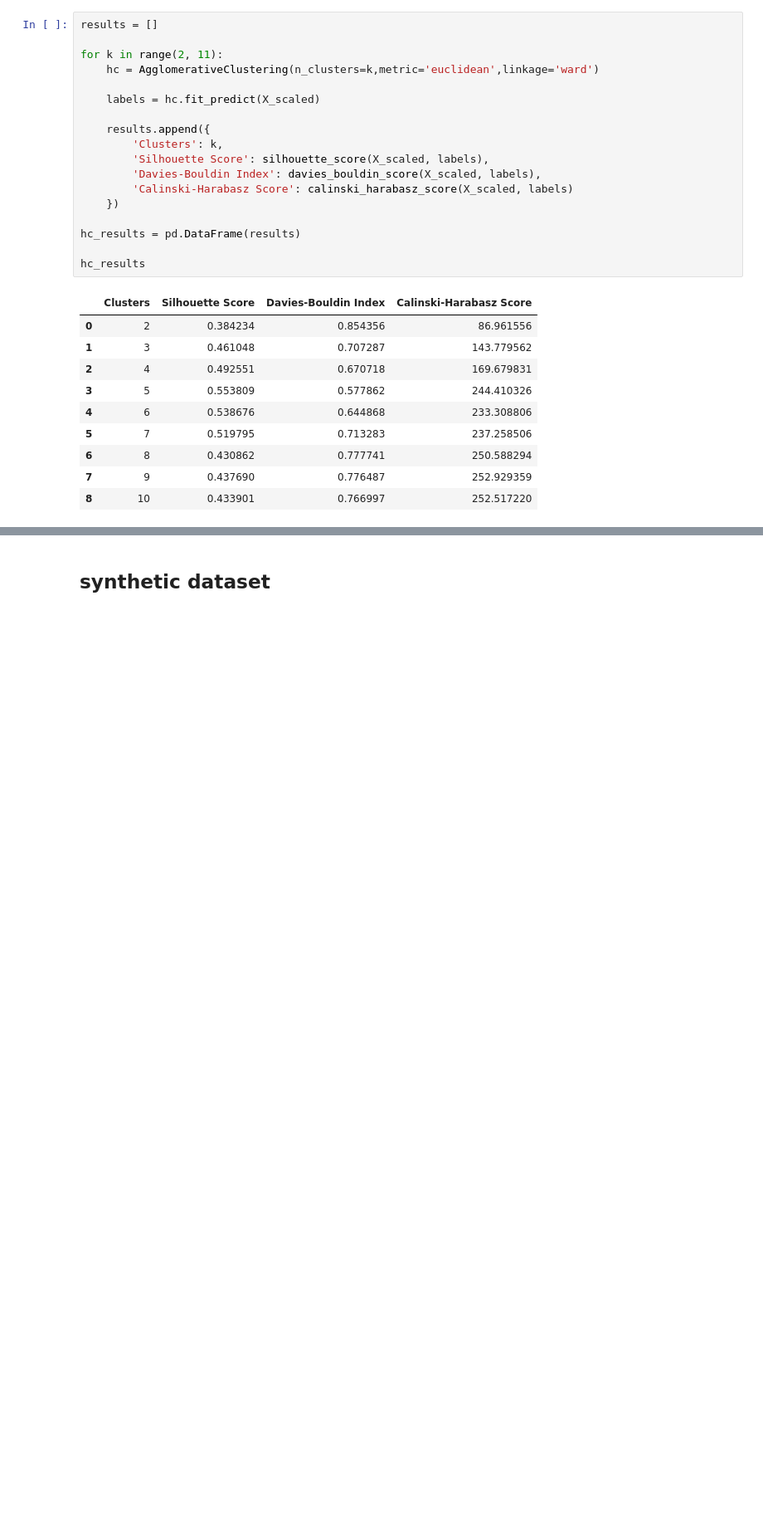
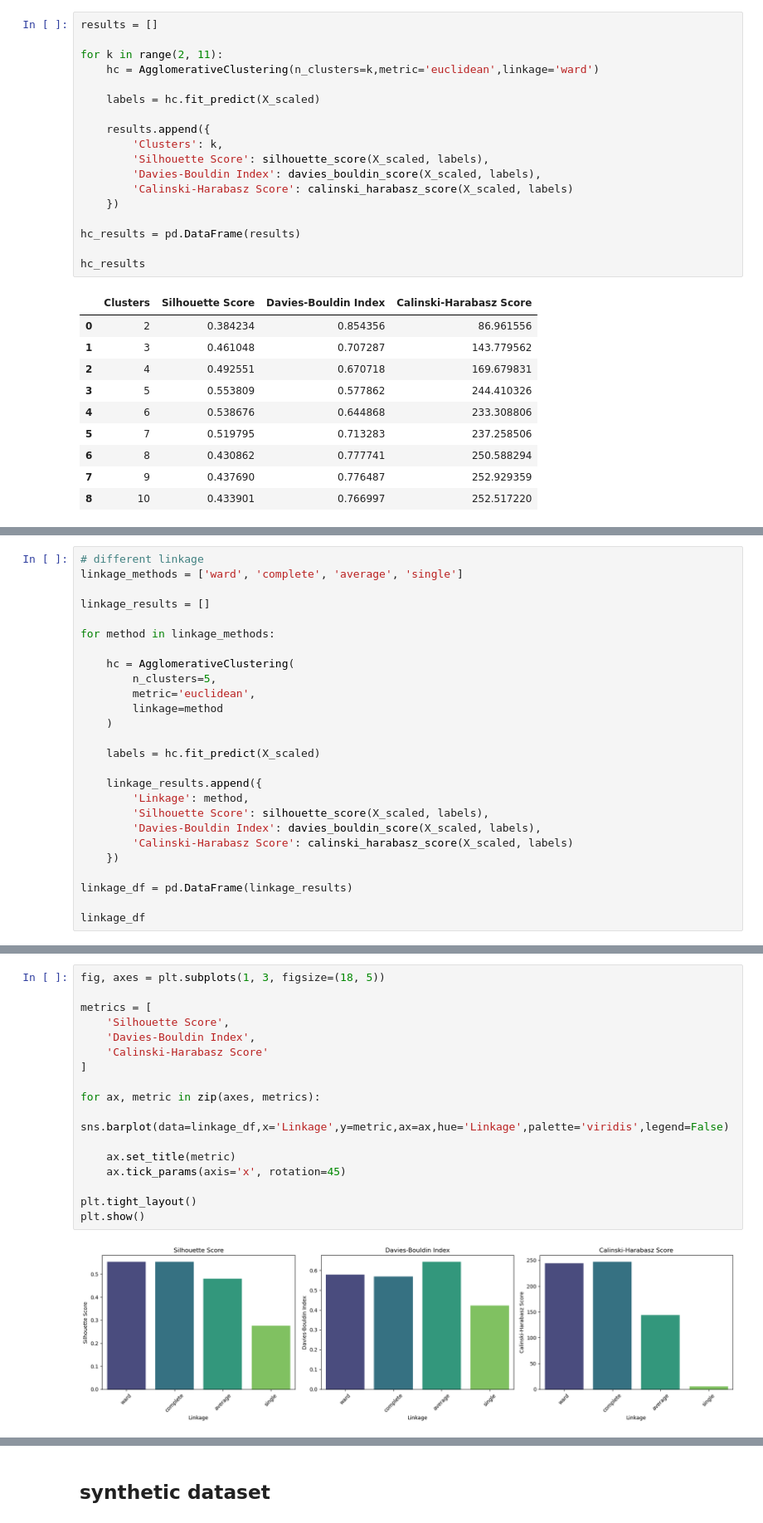
Before and after one commit to Gyrith/Machine-Learning-Models, a Jupyter notebook: Unsupervised Learning/Hierarchical Clustering.ipynb, the cells around one changed output, grey strips where cells are left out. Shown at 83% size. Drawn from its saved outputs; the diff is of its cells as text; blank space fills up the shorter version.

```diff
--- a/Unsupervised Learning/Hierarchical Clustering.ipynb
+++ b/Unsupervised Learning/Hierarchical Clustering.ipynb
@@ -291,0 +323,26 @@ hc_results
+# %%
+# different linkage
+linkage_methods = ['ward', 'complete', 'average', 'single']
+
+linkage_results = []
+
+for method in linkage_methods:
+
+    hc = AgglomerativeClustering(
+        n_clusters=5,
+        metric='euclidean',
+        linkage=method
+    )
+
+    labels = hc.fit_predict(X_scaled)
+
+    linkage_results.append({
+        'Linkage': method,
+        'Silhouette Score': silhouette_score(X_scaled, labels),
+        'Davies-Bouldin Index': davies_bouldin_score(X_scaled, labels),
+        'Calinski-Harabasz Score': calinski_harabasz_score(X_scaled, labels)
+    })
+
+linkage_df = pd.DataFrame(linkage_results)
+
+linkage_df
@@ -291,0 +355,19 @@ hc_results
+# %%
+fig, axes = plt.subplots(1, 3, figsize=(18, 5))
+
+metrics = [
+    'Silhouette Score',
+    'Davies-Bouldin Index',
+    'Calinski-Harabasz Score'
+]
+
+for ax, metric in zip(axes, metrics):
+    sns.barplot(data=linkage_df,x='Linkage',y=metric,ax=ax,hue='Linkage',palette='viridis',legend=False)
+
+    ax.set_title(metric)
+    ax.tick_params(axis='x', rotation=45)
+
+plt.tight_layout()
+plt.show()
+# %% [output]
+[figure, added]
```
Also changed, not shown: parts of 30 cells of this notebook, 1 other file.
